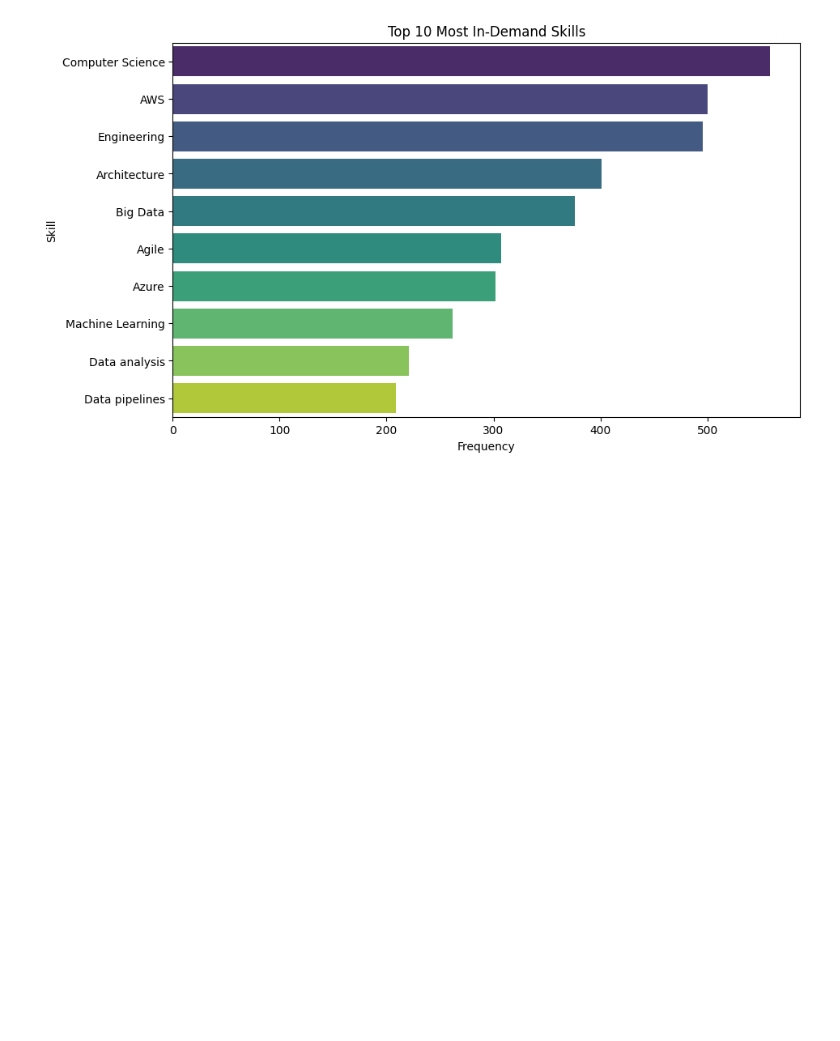
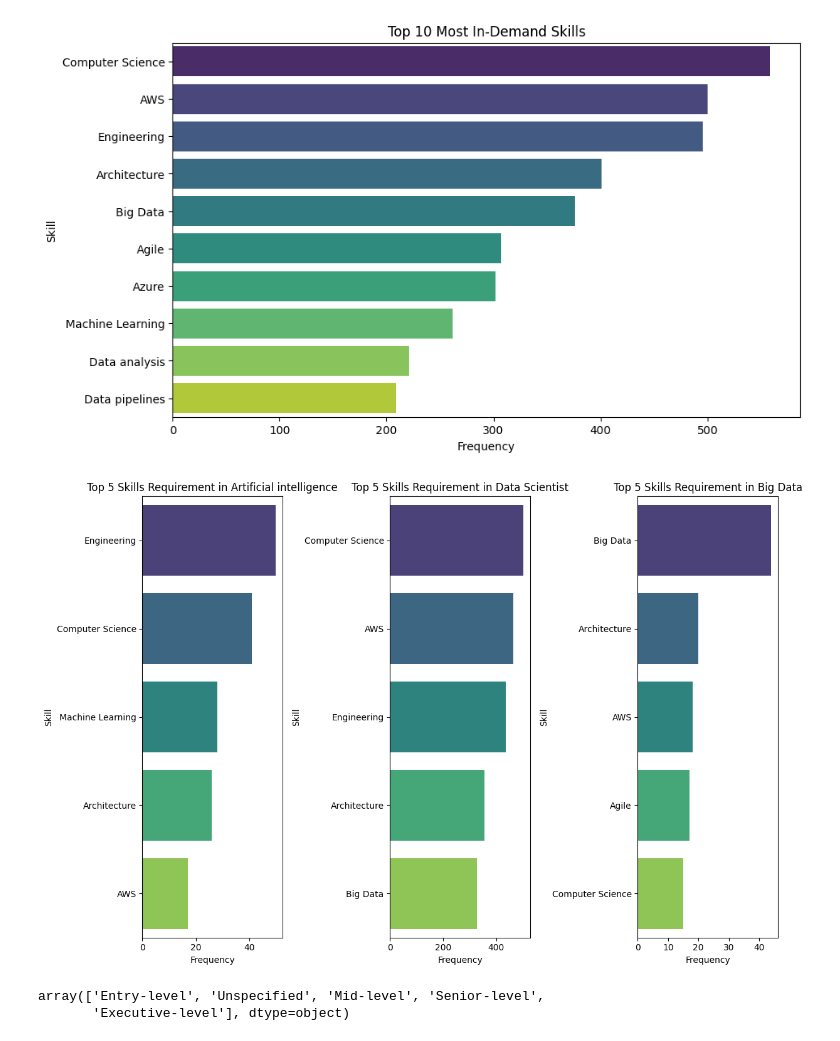
Before and after one commit to LAMIAE-ELHOSNI/Analysis_of_job_opportunities, a Jupyter notebook: Analysis_of_job_opportunities_.ipynb, the cells around one changed output. Drawn from its saved outputs; the diff is of its cells as text; code cells hidden in the pictures; blank space fills up the shorter version.

```diff
--- a/Analysis_of_job_opportunities_.ipynb
+++ b/Analysis_of_job_opportunities_.ipynb
@@ -375,41 +267,40 @@ plt.show()
 # %% [output]
 [figure]
 # %%
-# import seaborn as sns
-# import matplotlib.pyplot as plt
+import seaborn as sns
+import matplotlib.pyplot as plt
 
-# # Define the domains of interest
-# domains = ['Artificial intelligence', 'Data Scientist', 'Big Data']
+domains = ['Artificial intelligence', 'Data Scientist', 'Big Data']
 
-# # Filter the data to include only the specified domains
-# filtered_df = df[df['Job Domain'].isin(domains)]
+filtered_df = df[df['Job Domain'].isin(domains)]
 
-# # Drop rows with null or empty values in 'Requirment of the company' column
-# filtered_df = filtered_df.dropna(subset=['Requirment of the company '])
-# filtered_df = filtered_df[filtered_df['Requirment of the company '] != '']
+# Drop rows with null or empty values in 'Requirment of the company' column
+filtered_df = filtered_df.dropna(subset=['Requirment of the company '])
+filtered_df = filtered_df[filtered_df['Requirment of the company '] != '']
 
-# # Create separate DataFrames for each domain
-# domain_dfs = {}
-# for domain in domains:
-#     domain_dfs[domain] = filtered_df[filtered_df['Job Domain'] == domain]
+domain_dfs = {}
+for domain in domains:
+    domain_dfs[domain] = filtered_df[filtered_df['Job Domain'] == domain]
 
-# # Find the top 5 skills requirement for each domain
-# top_skills_by_domain = {}
-# for domain, domain_df in domain_dfs.items():
-#     skills_count = domain_df['Requirment of the company '].str.split(',').explode().str.strip().value_counts()
-#     # Remove any empty skill values
-#     skills_count = skills_count[skills_count.index != '']
-#     top_skills_by_domain[domain] = skills_count.nlargest(5)
+# Find the top 5 skills requirement for each domain
+top_skills_by_domain = {}
+for domain, domain_df in domain_dfs.items():
+    skills_count = domain_df['Requirment of the company '].str.split(',').explode().str.strip().value_counts()
+    # Remove any empty skill values
+    skills_count = skills_count[skills_count.index != '']
+    top_skills_by_domain[domain] = skills_count.nlargest(5)
 
-# # Create horizontal bar charts for each domain using Seaborn
-# plt.figure(figsize=(12, 8))
-# for i, (domain, top_skills_df) in enumerate(top_skills_by_domain.items(), 1):
-#     plt.subplot(1, 3, i)
-#     sns.barplot(x=top_skills_df.values, y=top_skills_df.index, palette='viridis')
-#     plt.xlabel('Frequency')
-#     plt.ylabel('Skill')
-#     plt.title(f'Top 5 Skills Requirement in {domain}')
+# Create horizontal bar charts for each domain using Seaborn
+plt.figure(figsize=(12, 8))
+for i, (domain, top_skills_df) in enumerate(top_skills_by_domain.items(), 1):
+    plt.subplot(1, 3, i)
+    sns.barplot(x=top_skills_df.values, y=top_skills_df.index, palette='viridis')
+    plt.xlabel('Frequency')
+    plt.ylabel('Skill')
+    plt.title(f'Top 5 Skills Requirement in {domain}')
 
-# plt.tight_layout()
-# plt.show()
+plt.tight_layout()
+plt.show()
+# %% [output]
+[figure, added]
 # %%
@@ -463,3 +344,8 @@ fig = px.choropleth(
 )
 fig.update_layout(autosize=True, margin={'l': 0, 'r': 0, 't': 40, 'b': 0})
 fig.show()
+# %%
+df['Experience level'].unique()
+# %% [output]
+array(['Entry-level', 'Unspecified', 'Mid-level', 'Senior-level',
+       'Executive-level'], dtype=object)
```
Also changed, not shown: parts of 19 cells of this notebook.
